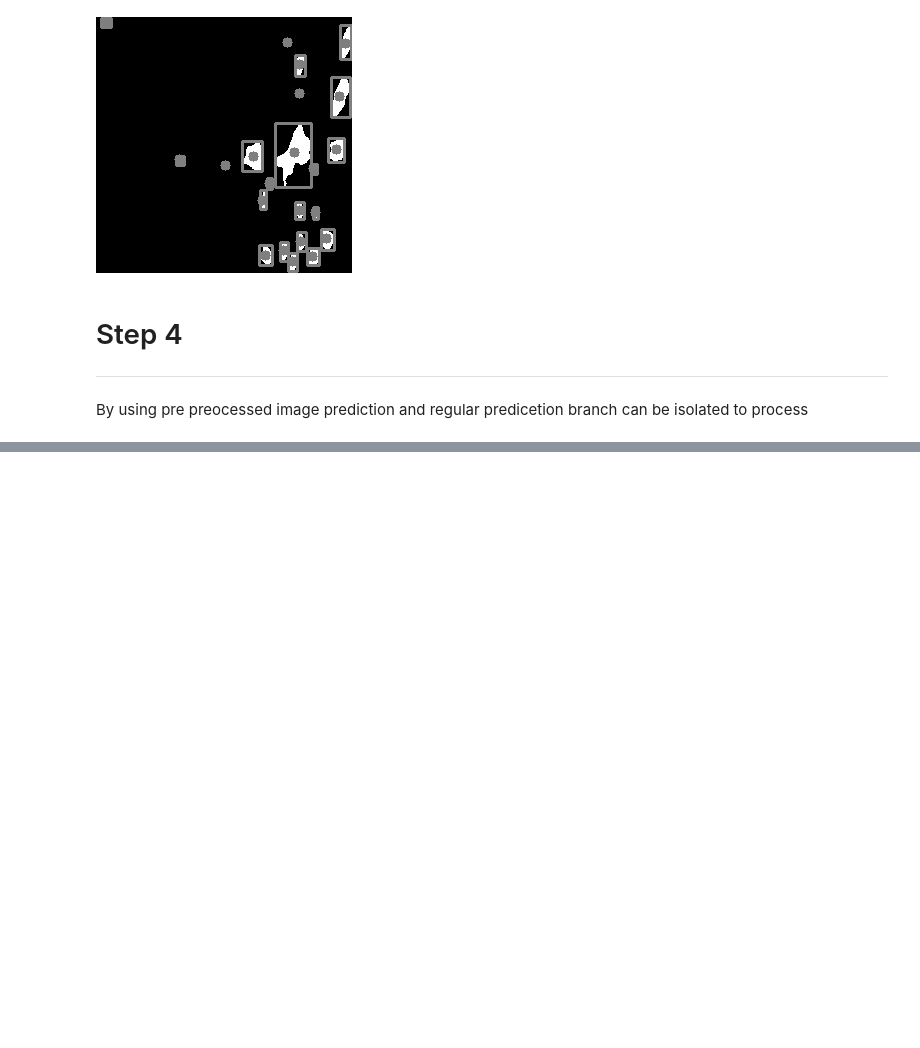
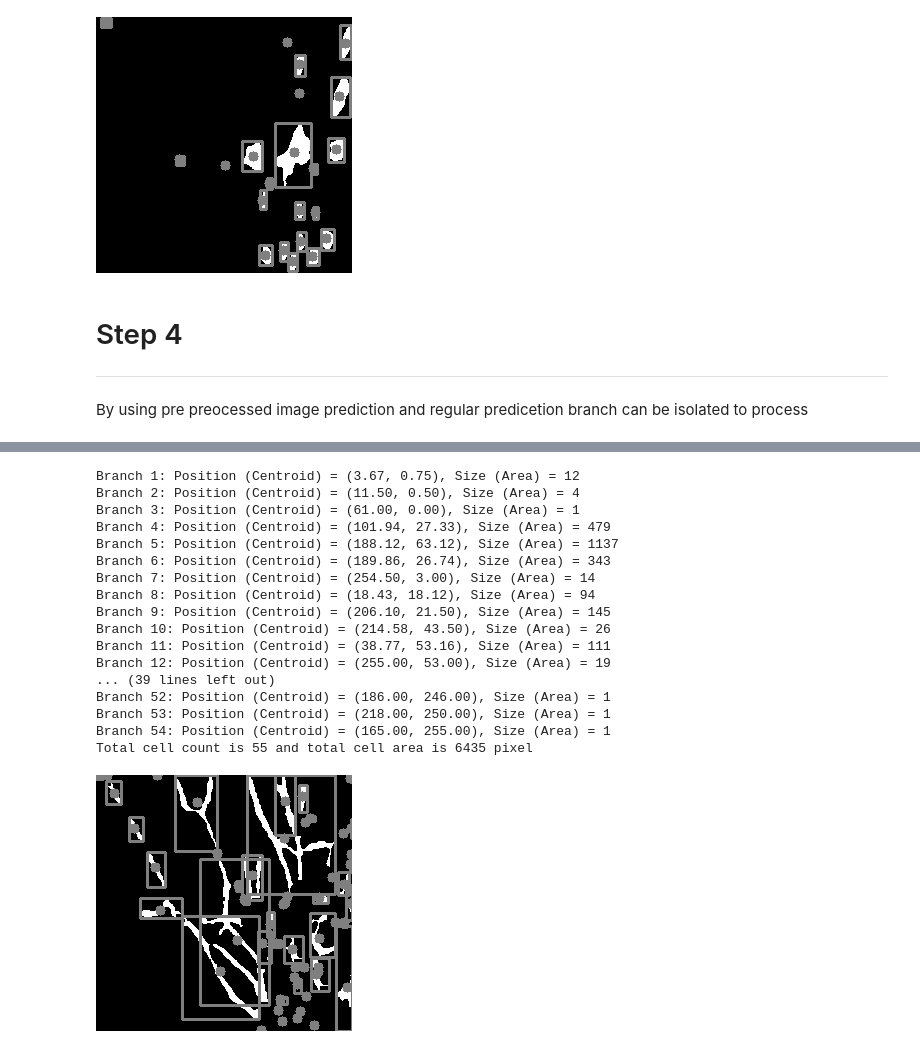
Before and after one commit to onuralpArsln/IoUScoreMaker, a Jupyter notebook: colab/pc12model.ipynb, the cells around one changed output, grey strips where cells are left out. Drawn from its saved outputs; the diff is of its cells as text; code cells hidden in the pictures; blank space fills up the shorter version.

```diff
--- a/colab/pc12model.ipynb
+++ b/colab/pc12model.ipynb
@@ -260,0 +308,42 @@ By using pre preocessed image prediction and  regular predicetion branch can be
+# %%
+# Ensure the image is binary
+_, binary_image = cv2.threshold(result, 127, 255, cv2.THRESH_BINARY)
+
+# Find connected components (blobs)
+num_labels, labels, stats, centroids = cv2.connectedComponentsWithStats(binary_image, connectivity=8)
+totalArea=0
+# Output results
+for i in range(1, num_labels):  # Skip the background label 0
+    x, y, w, h, area = stats[i]
+    cx, cy = centroids[i]
+    print(f"Branch {i}: Position (Centroid) = ({cx:.2f}, {cy:.2f}), Size (Area) = {area}")
+    totalArea+=area
+
+    # Optionally, draw rectangles and centroids on the image for visualization
+    cv2.rectangle(binary_image, (x, y), (x + w, y + h), (127), 2)
+    cv2.circle(binary_image, (int(cx), int(cy)), 5, (127), -1)
+
+
+print(f"Total branch count is {num_labels} and total cell area is {totalArea} pixel ")
+# Save the result image with drawn blobs
+cv2.imwrite('res_branch_detected.png', binary_image)
+cv2_imshow(binary_image)
+# %% [output]
+Branch 1: Position (Centroid) = (3.67, 0.75), Size (Area) = 12
+Branch 2: Position (Centroid) = (11.50, 0.50), Size (Area) = 4
+Branch 3: Position (Centroid) = (61.00, 0.00), Size (Area) = 1
+Branch 4: Position (Centroid) = (101.94, 27.33), Size (Area) = 479
+Branch 5: Position (Centroid) = (188.12, 63.12), Size (Area) = 1137
+Branch 6: Position (Centroid) = (189.86, 26.74), Size (Area) = 343
+Branch 7: Position (Centroid) = (254.50, 3.00), Size (Area) = 14
+Branch 8: Position (Centroid) = (18.43, 18.12), Size (Area) = 94
+Branch 9: Position (Centroid) = (206.10, 21.50), Size (Area) = 145
+Branch 10: Position (Centroid) = (214.58, 43.50), Size (Area) = 26
+Branch 11: Position (Centroid) = (38.77, 53.16), Size (Area) = 111
+Branch 12: Position (Centroid) = (255.00, 53.00), Size (Area) = 19
+... (39 lines left out)
+Branch 52: Position (Centroid) = (186.00, 246.00), Size (Area) = 1
+Branch 53: Position (Centroid) = (218.00, 250.00), Size (Area) = 1
+Branch 54: Position (Centroid) = (165.00, 255.00), Size (Area) = 1
+Total cell count is 55 and total cell area is 6435 pixel
+[figure, added]
```
Also changed, not shown: parts of 1 cell of this notebook.
